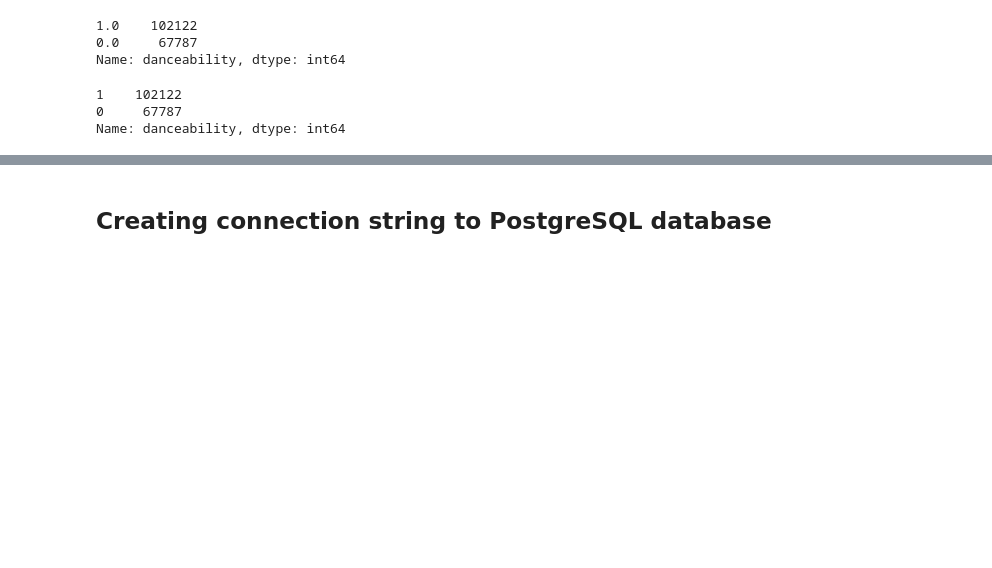
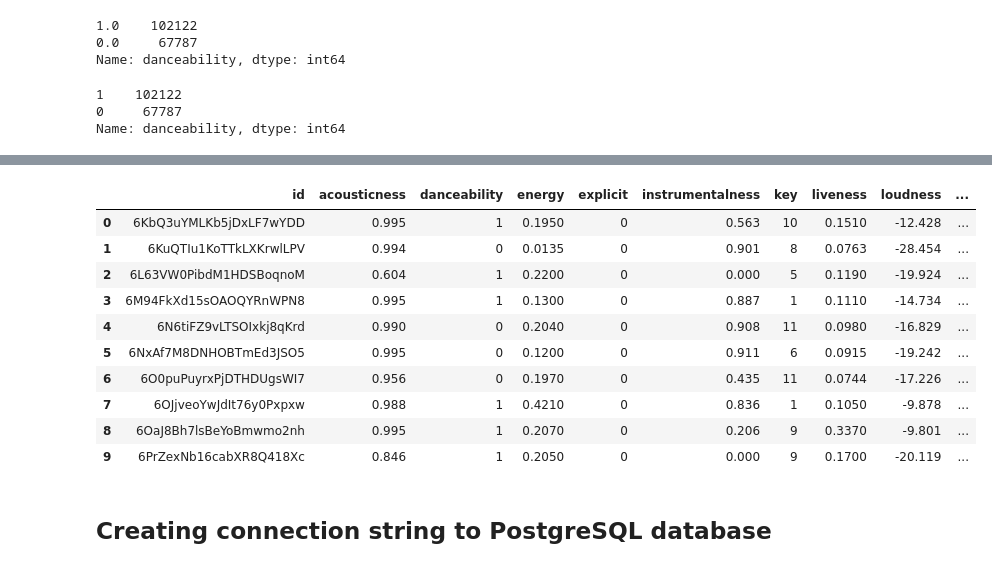
Before and after one commit to fa7i3/Danceability-for-Spotify-Songs, a Jupyter notebook: Database/preprocessing_dataset.ipynb, the cells around one changed output, grey strips where cells are left out. Saved outputs shown, nothing was run; the diff lists cells and outputs as text; code cells hidden in the pictures; blank space fills up the shorter version.

Commit message:
added additional preprocessing, updated query, and updated merged_spotify_songs.csv

```diff
--- a/Database/preprocessing_dataset.ipynb
+++ b/Database/preprocessing_dataset.ipynb
@@ -118,0 +136,7 @@ dtype: object
+# %%
+# examine the min and max of the loudness column
+max_loudness = max(spotify_song_features_df["loudness"])
+min_loudness = min(spotify_song_features_df["loudness"])
+
+print("Max Loudness: ", max_loudness)
+print("Min Loudness: ", min_loudness)
@@ -118,0 +146,10 @@ dtype: object
+# %%
+# create a scaled loudness column from 0.0 to 1.0
+spotify_song_features_df["loudness_scaled"] = (spotify_song_features_df["loudness"]-min_loudness)/(max_loudness-min_loudness)
+# %%
+# examine the min and max of the tempo column
+max_tempo = max(spotify_song_features_df["tempo"])
+min_tempo = min(spotify_song_features_df["tempo"])
+
+print("Max Tempo: ", max_tempo)
+print("Min Tempo: ", min_tempo)
@@ -119,3 +159,5 @@ dtype: object
+# %%
+spotify_song_features_df["tempo_scaled"] = spotify_song_features_df["tempo"] / max_tempo
 # %%
 # Changing danceability from a float (from 0.0 - 1.0) to either 0 or 1
 spotify_song_features_df.loc[spotify_song_features_df.danceability >= 0.5, 'danceability'] = 1
@@ -154,4 +198,18 @@ valence             float64
 dtype: object
+# %%
+spotify_song_features_df.head(10)
+# %% [output]
+|  | id | acousticness | danceability | energy | explicit | instrumentalness | key | liveness | loudness | ... |
+| 0 | 6KbQ3uYMLKb5jDxLF7wYDD | 0.995 | 1 | 0.1950 | 0 | 0.563 | 10 | 0.1510 | -12.428 | ... |
+| 1 | 6KuQTIu1KoTTkLXKrwlLPV | 0.994 | 0 | 0.0135 | 0 | 0.901 | 8 | 0.0763 | -28.454 | ... |
+| 2 | 6L63VW0PibdM1HDSBoqnoM | 0.604 | 1 | 0.2200 | 0 | 0.000 | 5 | 0.1190 | -19.924 | ... |
+| 3 | 6M94FkXd15sOAOQYRnWPN8 | 0.995 | 1 | 0.1300 | 0 | 0.887 | 1 | 0.1110 | -14.734 | ... |
+| 4 | 6N6tiFZ9vLTSOIxkj8qKrd | 0.990 | 0 | 0.2040 | 0 | 0.908 | 11 | 0.0980 | -16.829 | ... |
+| 5 | 6NxAf7M8DNHOBTmEd3JSO5 | 0.995 | 0 | 0.1200 | 0 | 0.911 | 6 | 0.0915 | -19.242 | ... |
+| 6 | 6O0puPuyrxPjDTHDUgsWI7 | 0.956 | 0 | 0.1970 | 0 | 0.435 | 11 | 0.0744 | -17.226 | ... |
+| 7 | 6OJjveoYwJdIt76y0Pxpxw | 0.988 | 1 | 0.4210 | 0 | 0.836 | 1 | 0.1050 | -9.878 | ... |
+| 8 | 6OaJ8Bh7lsBeYoBmwmo2nh | 0.995 | 1 | 0.2070 | 0 | 0.206 | 9 | 0.3370 | -9.801 | ... |
+| 9 | 6PrZexNb16cabXR8Q418Xc | 0.846 | 1 | 0.2050 | 0 | 0.000 | 9 | 0.1700 | -20.119 | ... |
 # %% [markdown]
 ## Creating  connection string to PostgreSQL database
 # %%
```
Also changed, not shown: parts of 7 cells of this notebook, 2 other files.
